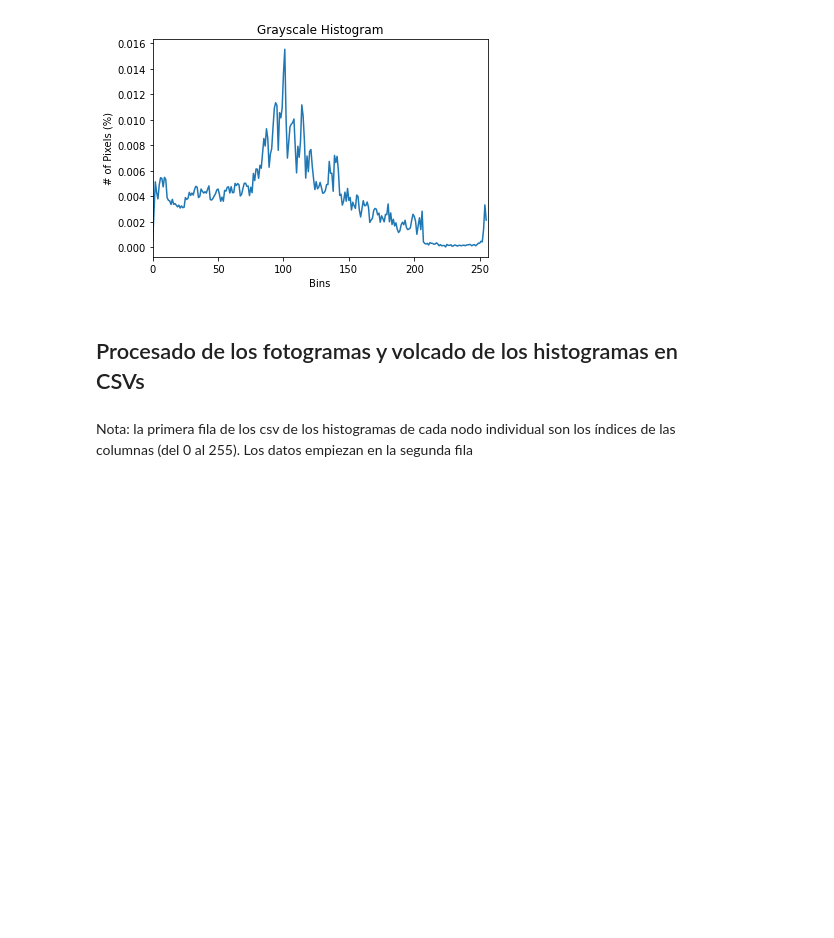
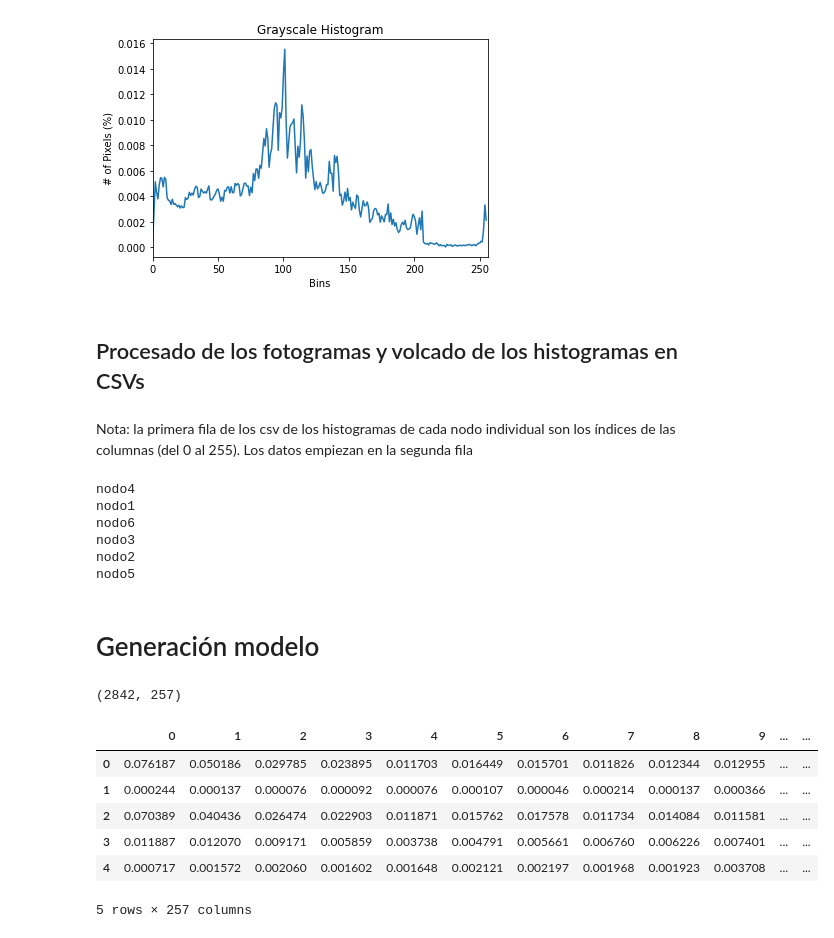
Before and after one commit to alestarbucks/practica2-robots, a Jupyter notebook: practica.ipynb, the cells around one changed output. Saved outputs shown, nothing was run; the diff lists cells and outputs as text; code cells hidden in the pictures; blank space fills up the shorter version.

Commit message:
Realizacion del modelo hecha

```diff
--- a/practica.ipynb
+++ b/practica.ipynb
@@ -43,8 +48,6 @@ plt.xlim([0, 256])
 # %% [markdown]
 Nota: la primera fila de los csv de los histogramas de cada nodo individual son los índices de las columnas (del 0 al 255). Los datos empiezan en la segunda fila
 # %%
-import os
-
 i = 1
 df = None
 df_norm = None
@@ -52,6 +55,7 @@ first_all = True
 
 for node in os.listdir("./fotogramas/Fotogramas"):
     first = True
+    print(node)
     for image_file in os.listdir("./fotogramas/Fotogramas/{}".format(node)):
         image = cv2.imread("./fotogramas/Fotogramas/{}/{}".format(node,image_file))
         grayImage = cv2.cvtColor(image, cv2.COLOR_BGR2GRAY)
@@ -68,22 +72,51 @@ for node in os.listdir("./fotogramas/Fotogramas"):
             df_norm = df_norm.append(pd.DataFrame(hist_norm.T, index=None))
 
         if first_all:
-            f = open("./histogramas/ALL.csv", "w")
-            f.write('valores,nodo\n')
-            f.write((str(hist.T) + ',' + str(i)).replace('\n','') + "\n")
 
-            f = open("./histogramas/ALL_norm.csv", "w")
-            f.write('valores,nodo\n')
-            f.write((str(hist_norm.T) + ',' + str(i)).replace('\n','') + "\n")
+            labels = [int(node[-1])]
+            res = pd.DataFrame()
+            res = pd.DataFrame(hist.flatten(), index=None).transpose()
+
+            res_norm = pd.DataFrame()
+            res_norm = pd.DataFrame(hist_norm.flatten(), index=None).transpose()
             first_all = False
+
         else:
-            f = open("./histogramas/ALL.csv", "a")
-            f.write((str(hist.T) + ',' + str(i)).replace('\n','') + "\n")
+            labels.append(int(node[-1]))
+            index = len(res)
+            res.loc[index,:] = hist.flatten().reshape((1,256))
 
-            f = open("./histogramas/ALL_norm.csv", "a")
-            f.write((str(hist_norm.T) + ',' + str(i)).replace('\n','') + "\n")
+            res_norm.loc[index,:] = hist_norm.flatten().reshape((1,256))
 
 
     df.to_csv("./histogramas/{}.csv".format(node), index=None)
     df_norm.to_csv("./histogramas/{}_norm.csv".format(node), index=None)
     i += 1
+
+res['nodo'] = labels
+res_norm['nodo'] = labels
+
+res.to_csv("./histogramas/ALL.csv", index=None)
+res_norm.to_csv("./histogramas/ALL_norm.csv", index=None)
+# %% [output]
+nodo4
+nodo1
+nodo6
+nodo3
+nodo2
+nodo5
+# %% [markdown]
+# Generación modelo
+# %%
+data = pd.read_csv("./histogramas/ALL_norm.csv")
+print(data.shape)
+data.head()
+# %% [output]
+(2842, 257)
+|  | 0 | 1 | 2 | 3 | 4 | 5 | 6 | 7 | 8 | 9 | ... | ... |
+| 0 | 0.076187 | 0.050186 | 0.029785 | 0.023895 | 0.011703 | 0.016449 | 0.015701 | 0.011826 | 0.012344 | 0.012955 | ... | ... |
+| 1 | 0.000244 | 0.000137 | 0.000076 | 0.000092 | 0.000076 | 0.000107 | 0.000046 | 0.000214 | 0.000137 | 0.000366 | ... | ... |
+| 2 | 0.070389 | 0.040436 | 0.026474 | 0.022903 | 0.011871 | 0.015762 | 0.017578 | 0.011734 | 0.014084 | 0.011581 | ... | ... |
+| 3 | 0.011887 | 0.012070 | 0.009171 | 0.005859 | 0.003738 | 0.004791 | 0.005661 | 0.006760 | 0.006226 | 0.007401 | ... | ... |
+| 4 | 0.000717 | 0.001572 | 0.002060 | 0.001602 | 0.001648 | 0.002121 | 0.002197 | 0.001968 | 0.001923 | 0.003708 | ... | ... |
+5 rows × 257 columns
```
Also changed, not shown: parts of 8 cells of this notebook, 14 other files.
